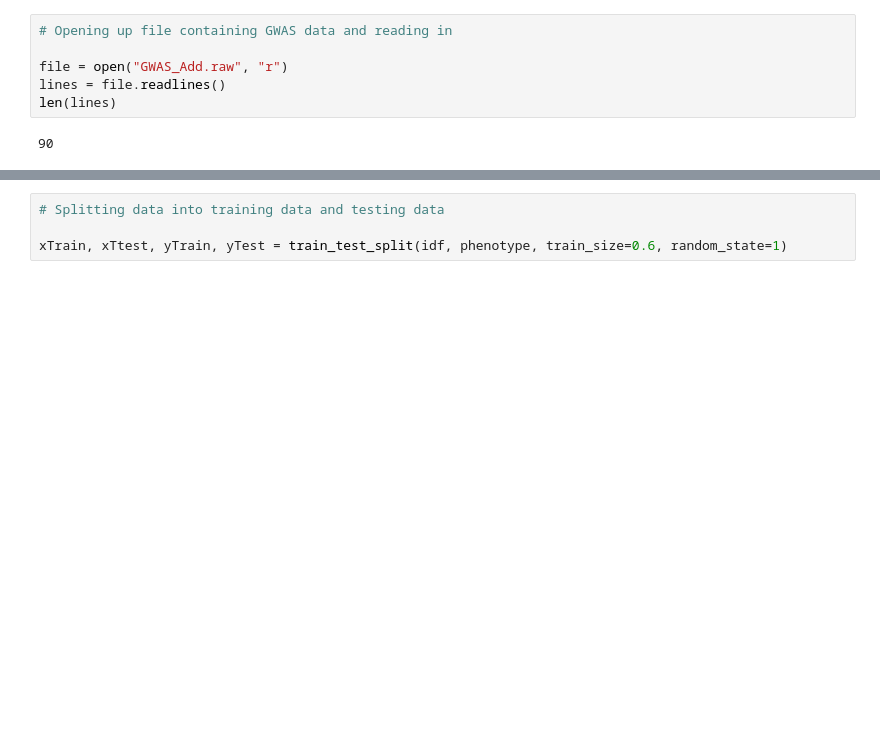
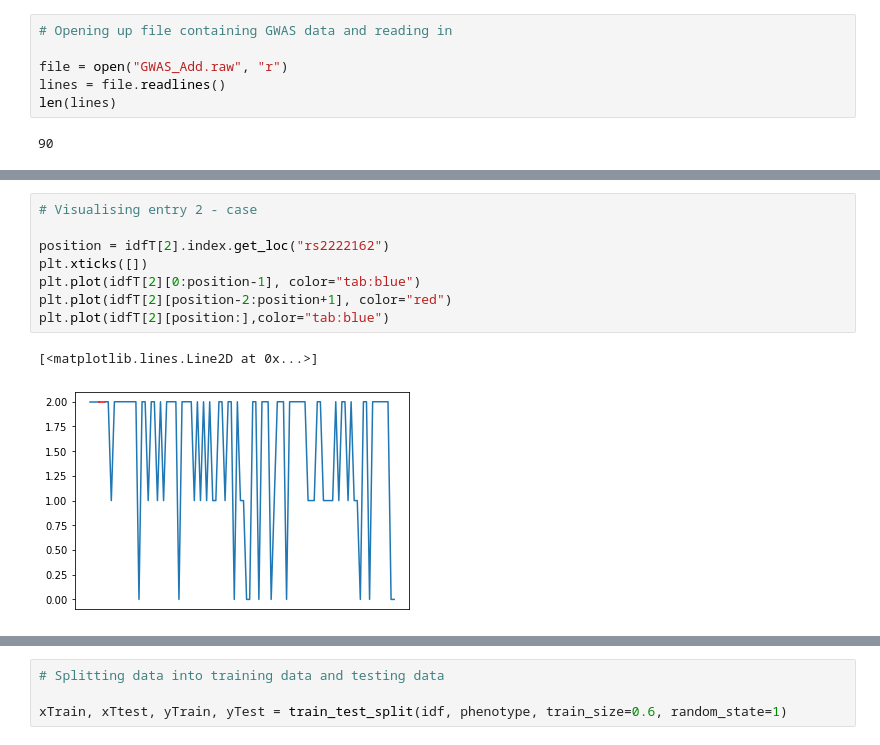
Before and after one commit to EannaCurran/FYP-Time-Series-Classification-For-GWAS-Data, a Jupyter notebook: FPY_SimpleSNP.ipynb, the cells around one changed output, grey strips where cells are left out. Cells and saved outputs as stored; diff of their text form; blank space fills up the shorter version.

```diff
--- a/FPY_SimpleSNP.ipynb
+++ b/FPY_SimpleSNP.ipynb
@@ -117,0 +144,11 @@ idf.columns = dfTest.columns
+# %%
+# Visualising entry 2 - case
+
+position = idfT[2].index.get_loc("rs2222162")
+plt.xticks([])
+plt.plot(idfT[2][0:position-1], color="tab:blue")
+plt.plot(idfT[2][position-2:position+1], color="red")
+plt.plot(idfT[2][position:],color="tab:blue")
+# %% [output]
+[<matplotlib.lines.Line2D at 0x...>]
+[figure, added]
```
Also changed, not shown: parts of 26 cells of this notebook.
